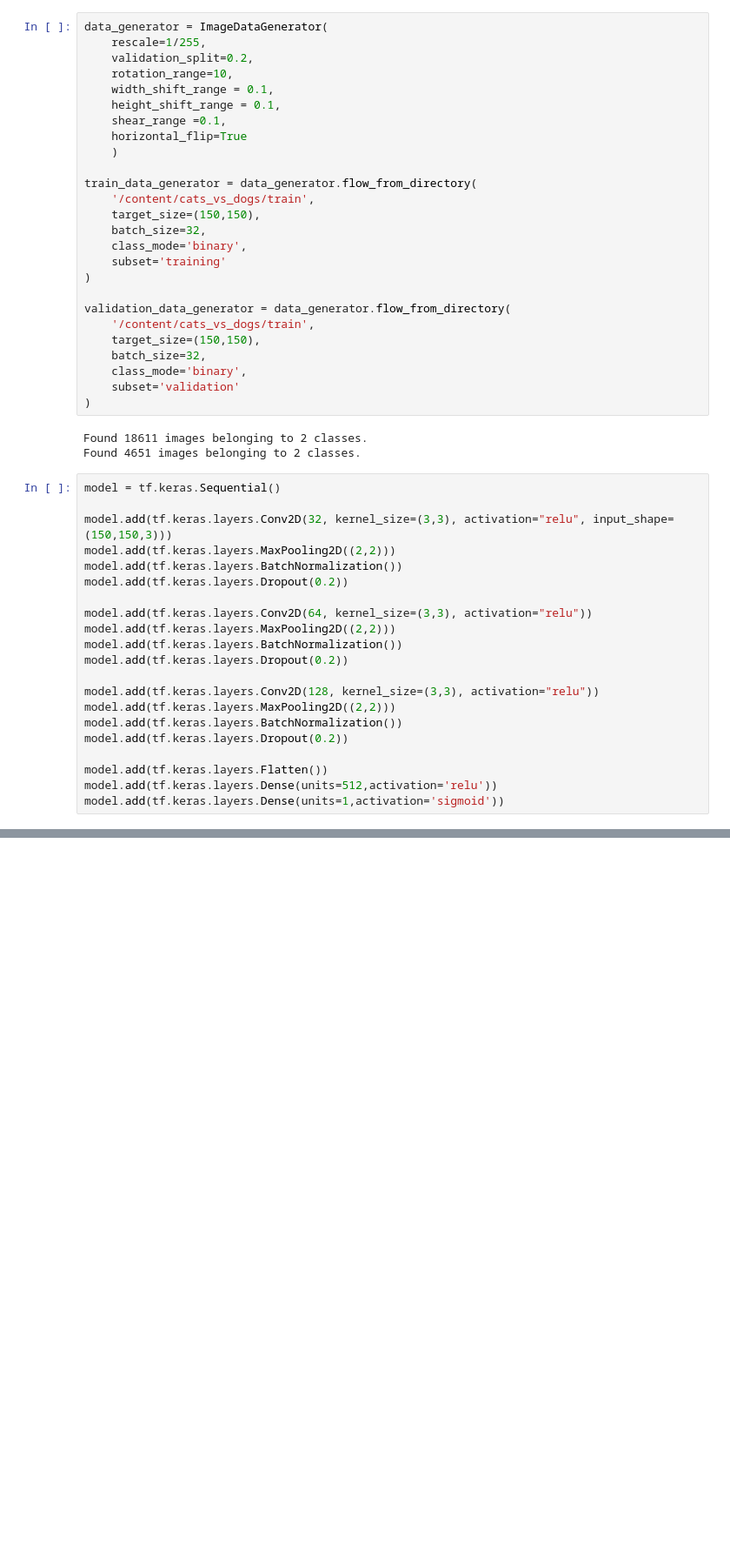
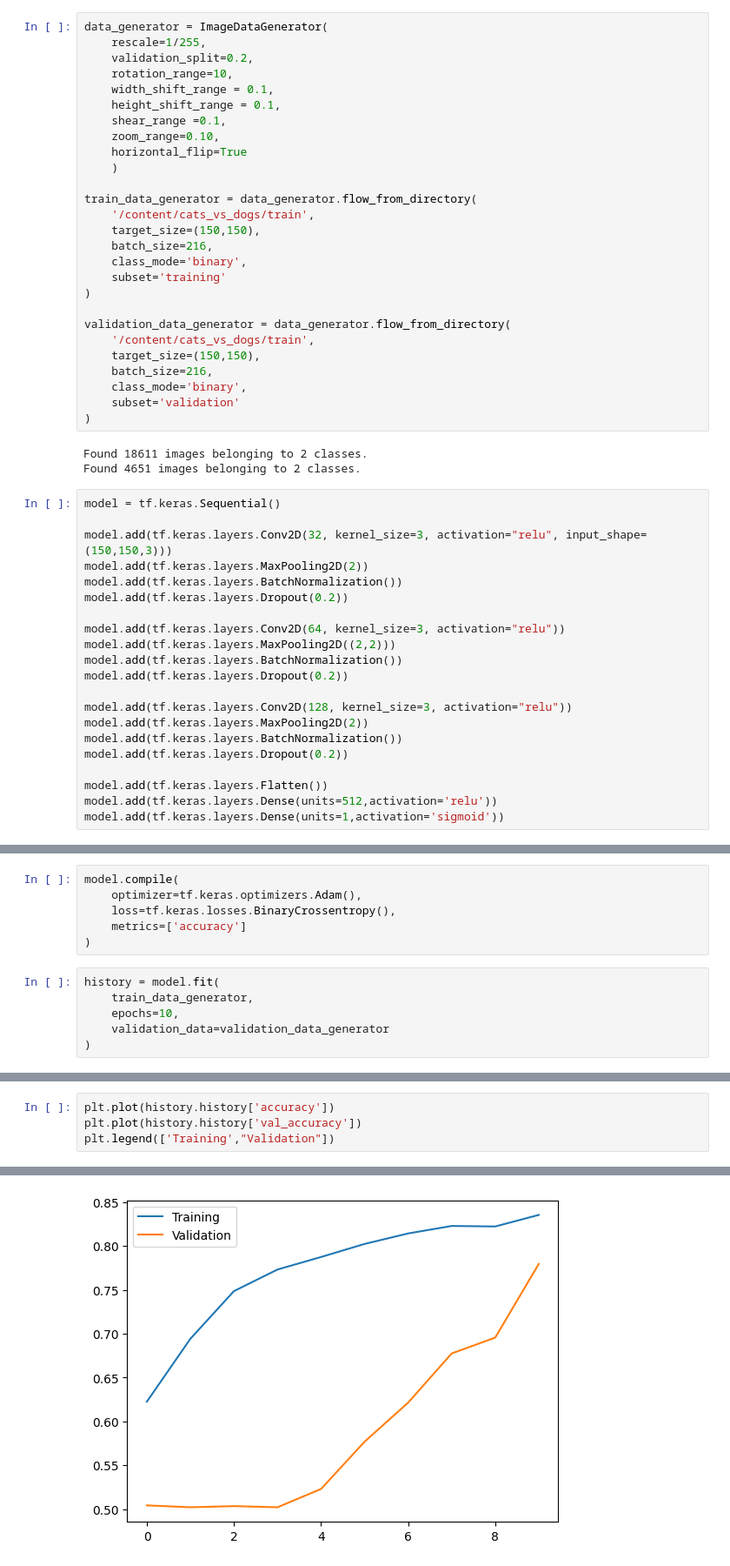
Before and after one commit to FarhanFansuri/Anjing-vs-Kucing-Image-Augmentation, a Jupyter notebook: cats_vs_dogs.ipynb, the cells around one changed output, grey strips where cells are left out. Shown at 87% size. Saved outputs shown, nothing was run; the diff lists cells and outputs as text; blank space fills up the shorter version.

```diff
--- a/cats_vs_dogs.ipynb
+++ b/cats_vs_dogs.ipynb
@@ -36,13 +36,14 @@ data_generator = ImageDataGenerator(
     width_shift_range = 0.1,
     height_shift_range = 0.1,
     shear_range =0.1,
+    zoom_range=0.10,
     horizontal_flip=True
     )
 
 train_data_generator = data_generator.flow_from_directory(
     '/content/cats_vs_dogs/train',
     target_size=(150,150),
-    batch_size=32,
+    batch_size=216,
     class_mode='binary',
     subset='training'
 )
@@ -50,7 +51,7 @@ train_data_generator = data_generator.flow_from_directory(
 validation_data_generator = data_generator.flow_from_directory(
     '/content/cats_vs_dogs/train',
     target_size=(150,150),
-    batch_size=32,
+    batch_size=216,
     class_mode='binary',
     subset='validation'
 )
@@ -60,18 +61,18 @@ Found 4651 images belonging to 2 classes.
 # %%
 model = tf.keras.Sequential()
 
-model.add(tf.keras.layers.Conv2D(32, kernel_size=(3,3), activation="relu", input_shape=(150,150,3)))
+model.add(tf.keras.layers.Conv2D(32, kernel_size=3, activation="relu", input_shape=(150,150,3)))
+model.add(tf.keras.layers.MaxPooling2D(2))
+model.add(tf.keras.layers.BatchNormalization())
+model.add(tf.keras.layers.Dropout(0.2))
+
+model.add(tf.keras.layers.Conv2D(64, kernel_size=3, activation="relu"))
 model.add(tf.keras.layers.MaxPooling2D((2,2)))
 model.add(tf.keras.layers.BatchNormalization())
 model.add(tf.keras.layers.Dropout(0.2))
 
-model.add(tf.keras.layers.Conv2D(64, kernel_size=(3,3), activation="relu"))
-model.add(tf.keras.layers.MaxPooling2D((2,2)))
-model.add(tf.keras.layers.BatchNormalization())
-model.add(tf.keras.layers.Dropout(0.2))
-
-model.add(tf.keras.layers.Conv2D(128, kernel_size=(3,3), activation="relu"))
-model.add(tf.keras.layers.MaxPooling2D((2,2)))
+model.add(tf.keras.layers.Conv2D(128, kernel_size=3, activation="relu"))
+model.add(tf.keras.layers.MaxPooling2D(2))
 model.add(tf.keras.layers.BatchNormalization())
 model.add(tf.keras.layers.Dropout(0.2))
 
@@ -98,3 +99,15 @@ Total params: 19035073 (72.61 MB)
 Trainable params: 19034625 (72.61 MB)
 Non-trainable params: 448 (1.75 KB)
 _________________________________________________________________
+# %%
+model.compile(
+    optimizer=tf.keras.optimizers.Adam(),
+    loss=tf.keras.losses.BinaryCrossentropy(),
+    metrics=['accuracy']
+)
+# %%
+history = model.fit(
+    train_data_generator,
+    epochs=10,
+    validation_data=validation_data_generator
+)
@@ -100,0 +155,5 @@ _________________________________________________________________
+# %%
+plt.plot(history.history['accuracy'])
+plt.plot(history.history['val_accuracy'])
+plt.legend(['Training',"Validation"])
+# %% [output]
@@ -100,0 +161 @@ _________________________________________________________________
+[figure, added]
```
Also changed, not shown: parts of 5 cells of this notebook.
